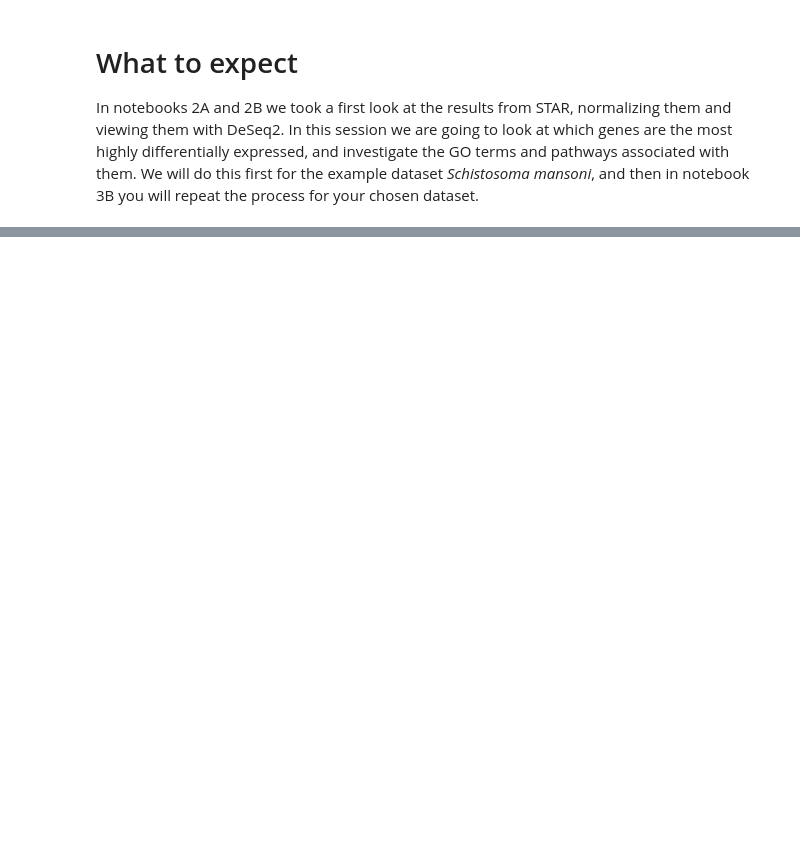
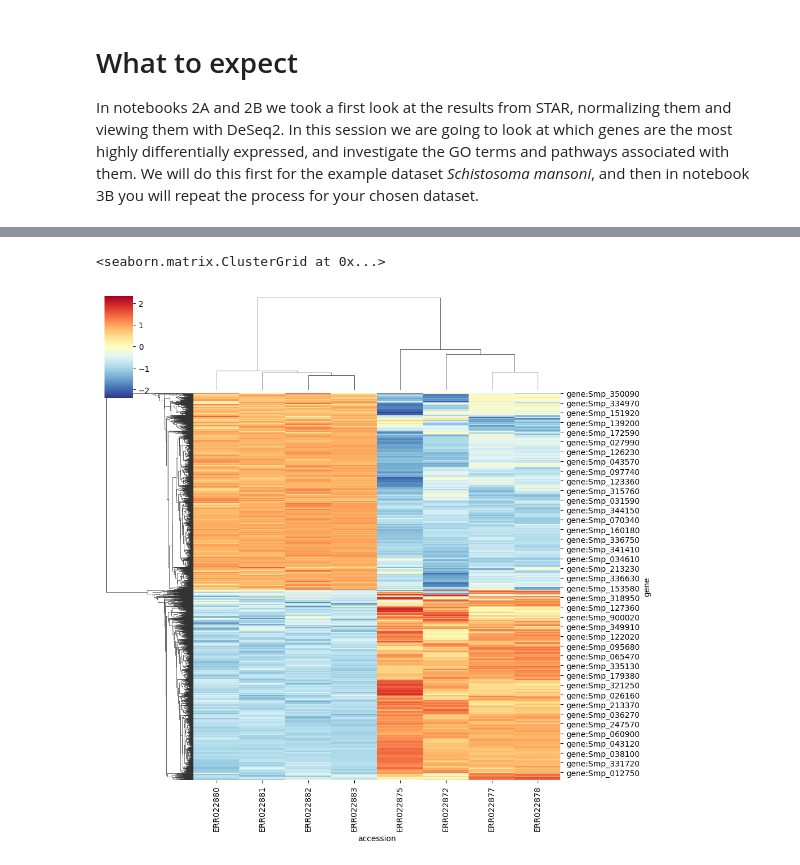
Before and after one commit to rmcolq/pathbio3, a Jupyter notebook: 3A - Differential Expression and GO enrichment.ipynb, the cells around one changed output, grey strips where cells are left out. Cells and saved outputs as stored; diff of their text form; code cells hidden in the pictures; blank space fills up the shorter version.

```diff
--- a/3A - Differential Expression and GO enrichment.ipynb
+++ b/3A - Differential Expression and GO enrichment.ipynb
@@ -38,10 +31,3 @@ print(counts_df.shape)
 # %%
-inference = DefaultInference(n_cpus=8)
-dds = DeseqDataSet(
-    counts=counts_df,
-    metadata=metadata,
-    design_factors="condition",  # compare samples based on the "condition"
-    # column ("B" vs "A")
-    refit_cooks=True,
-    inference=inference,
-)
+# Run DeSeq2
+dds.deseq2()
@@ -47,0 +51,5 @@ dds = DeseqDataSet(
+# %%
+# Summarize results
+stat_res=DeseqStats(dds)
+stat_res.summary()
+res=stat_res.results_df
@@ -48,8 +84,5 @@ dds = DeseqDataSet(
 # %%
-dds.deseq2()
-
-
-if SAVE:
-    with open(os.path.join(OUTPUT_PATH, "dds.pkl"), "wb") as f:
-        pkl.dump(dds, f)
+# Filter results with baseMean<10 so that gene expressions close to zero don't skew results
+res=res[res.baseMean>=10]
+res
 # %% [output]
@@ -73,3 +107,5 @@ Fitting LFCs...
 # %%
-print(dds)
+# Get list of only genes that have a fold change FC > 2 or FC < 0.5
+sigs=res[(res.padj<0.05)&(abs(res.log2FoldChange)>1)]
+sigs
 # %% [output]
@@ -82,3 +128,12 @@ AnnData object with n_obs × n_vars = 18 × 8884
 # %%
-stat_res = DeseqStats(dds, inference=inference)
+# Create clustermap for these significant genes
+dds.layers['log1p'] = np.log1p(dds.layers['normed_counts'])
+dds_sigs = dds[:, sigs.index]
+
+grapher = pd.DataFrame(dds_sigs.layers['log1p'].T,
+                       index=dds_sigs.var_names, columns=dds_sigs.obs_names)
+sns.clustermap(grapher, z_score=0, cmap = 'RdYlBu_r')
+# %% [output]
+<seaborn.matrix.ClusterGrid at 0x...>
+[figure, added]
 # %%
```
Also changed, not shown: parts of 26 cells of this notebook, 4 other files.
